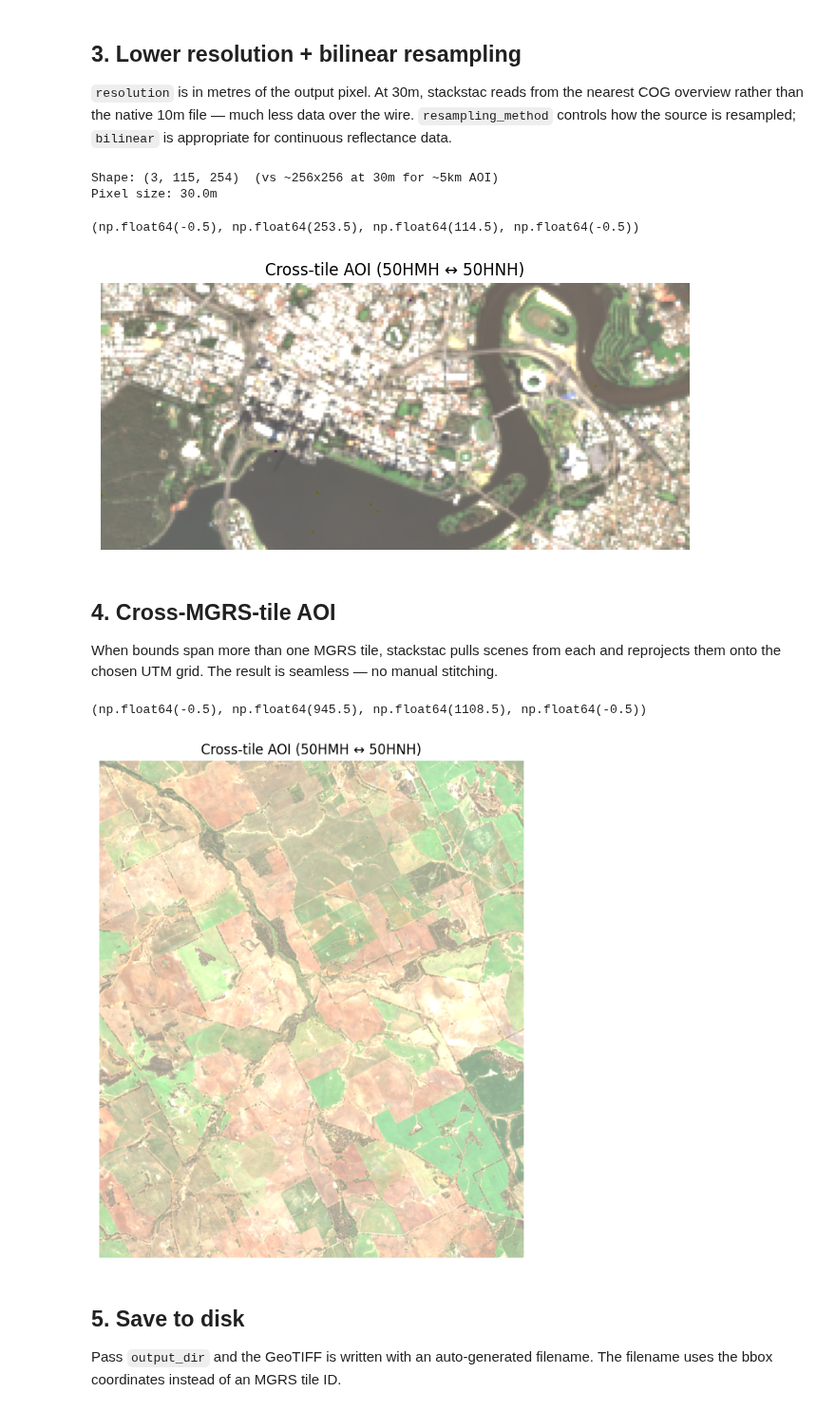
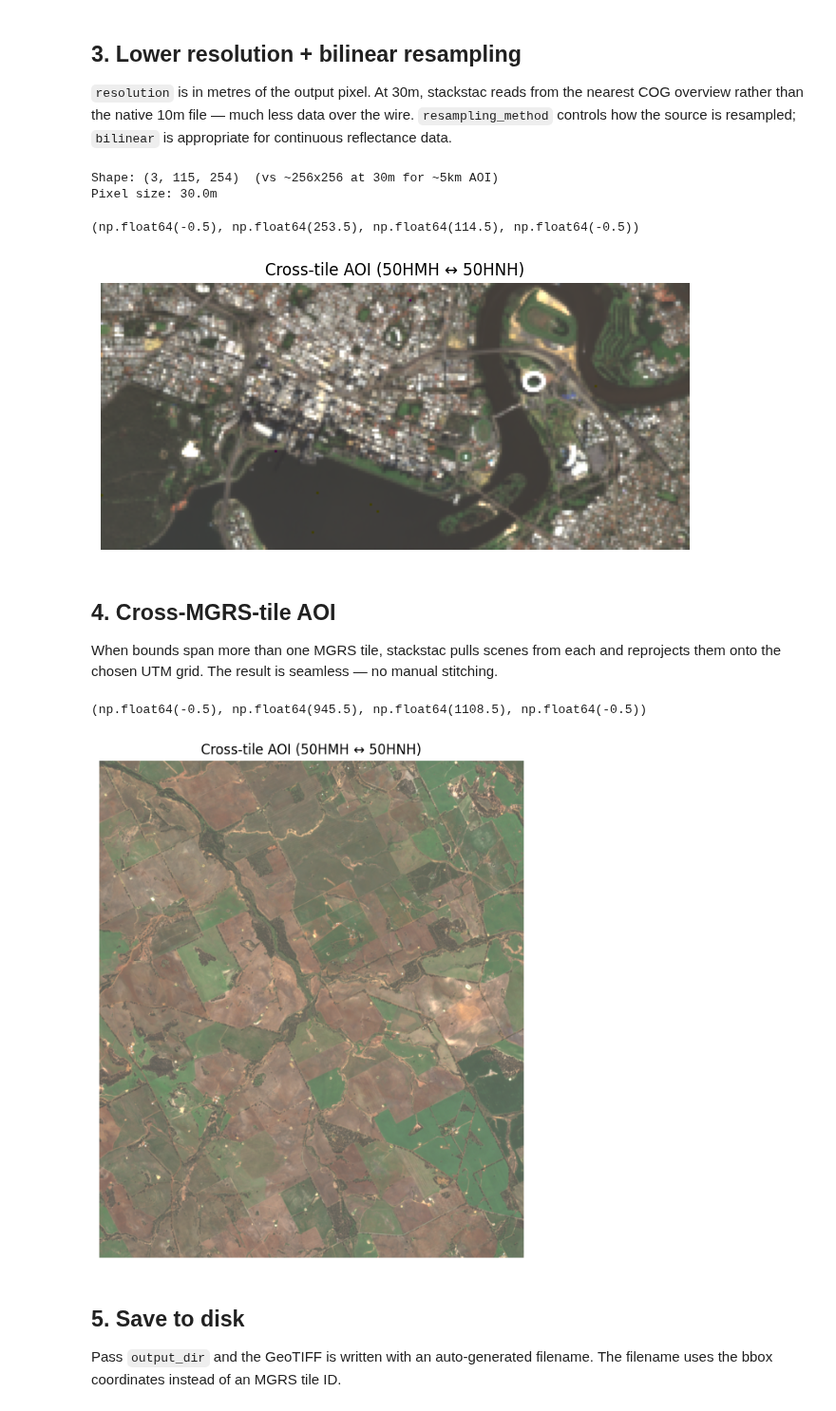
Before and after one commit to DPIRD-DMA/S2Mosaic, a Jupyter notebook: examples/Example use - bounds.ipynb, the cells around one changed output. Shown at 95% size. Saved outputs shown, nothing was run; the diff lists cells and outputs as text; code cells hidden in the pictures.

```diff
--- a/examples/Example use - bounds.ipynb
+++ b/examples/Example use - bounds.ipynb
@@ -95,7 +95,7 @@ print(f"Shape: {array.shape}  (vs ~256x256 at 30m for ~5km AOI)")
 print(f"Pixel size: {profile['transform'].a}m")
 
 rgb = array.transpose(1, 2, 0).astype(float)
-p98 = rgb.max() * 0.3
+p98 = rgb.max() * 0.5
 rgb_clipped = (rgb / p98).clip(0, 1)
 plt.figure(figsize=(8, 8))
 plt.imshow(rgb_clipped)
@@ -105,7 +105,7 @@ plt.axis("off")
 Shape: (3, 115, 254)  (vs ~256x256 at 30m for ~5km AOI)
 Pixel size: 30.0m
 (np.float64(-0.5), np.float64(253.5), np.float64(114.5), np.float64(-0.5))
-[figure, old version]
+[figure, new version]
 # %% [markdown]
 ## 4. Cross-MGRS-tile AOI
 
@@ -113,28 +113,28 @@ When bounds span more than one MGRS tile, stackstac pulls scenes from each and r
 # %%
 # Crossing the 50HMH / 50HNH boundary (~117 deg E in WA)
 cross_bounds = (116.95, -32.05, 117.05, -31.95)
 
 array, profile = mosaic(
     bounds=cross_bounds,
     start_year=2023,
     start_month=6,
     duration_months=1,
     required_bands=["B04", "B03", "B02"],
     mosaic_method="percentile",
     percentile_value=50,
     additional_query={"eo:cloud_cover": {"lt": 50}},
 )
 
 rgb = array.transpose(1, 2, 0).astype(float)
-p98 = rgb.max() * 0.3
+p98 = rgb.max() * 0.5
 rgb_clipped = (rgb / p98).clip(0, 1)
 plt.figure(figsize=(8, 8))
 plt.imshow(rgb_clipped)
 plt.title("Cross-tile AOI (50HMH ↔ 50HNH)")
 plt.axis("off")
 # %% [output]
 (np.float64(-0.5), np.float64(945.5), np.float64(1108.5), np.float64(-0.5))
-[figure, old version]
+[figure, new version]
 # %% [markdown]
 ## 5. Save to disk
 
```
Also changed, not shown: 1 other file.
